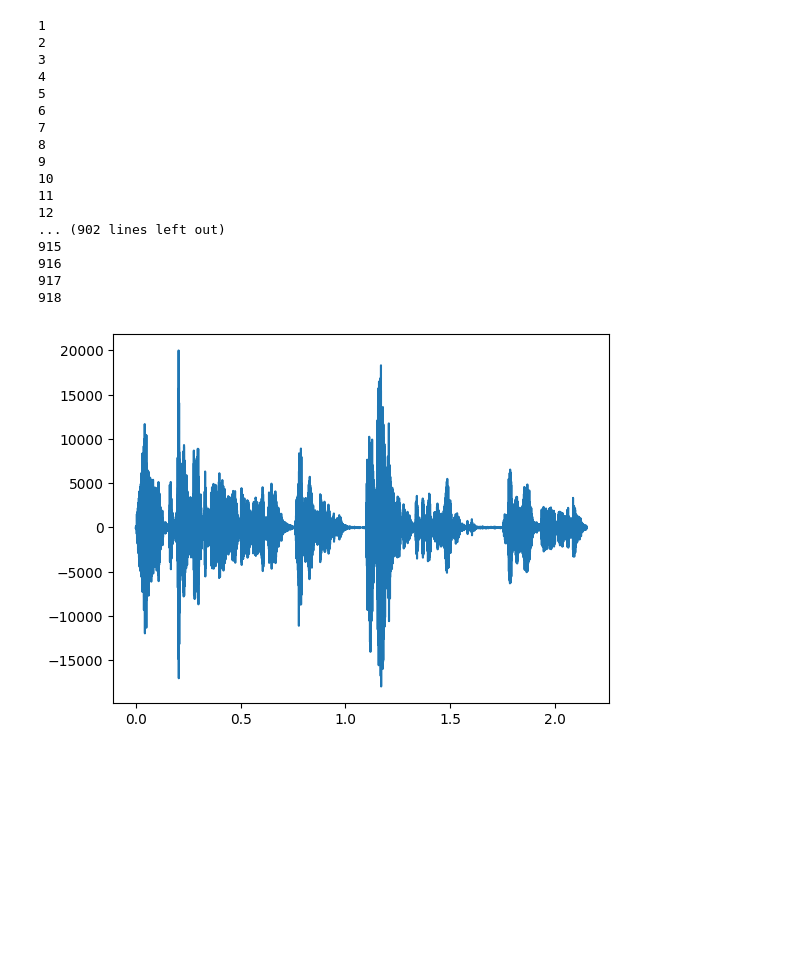
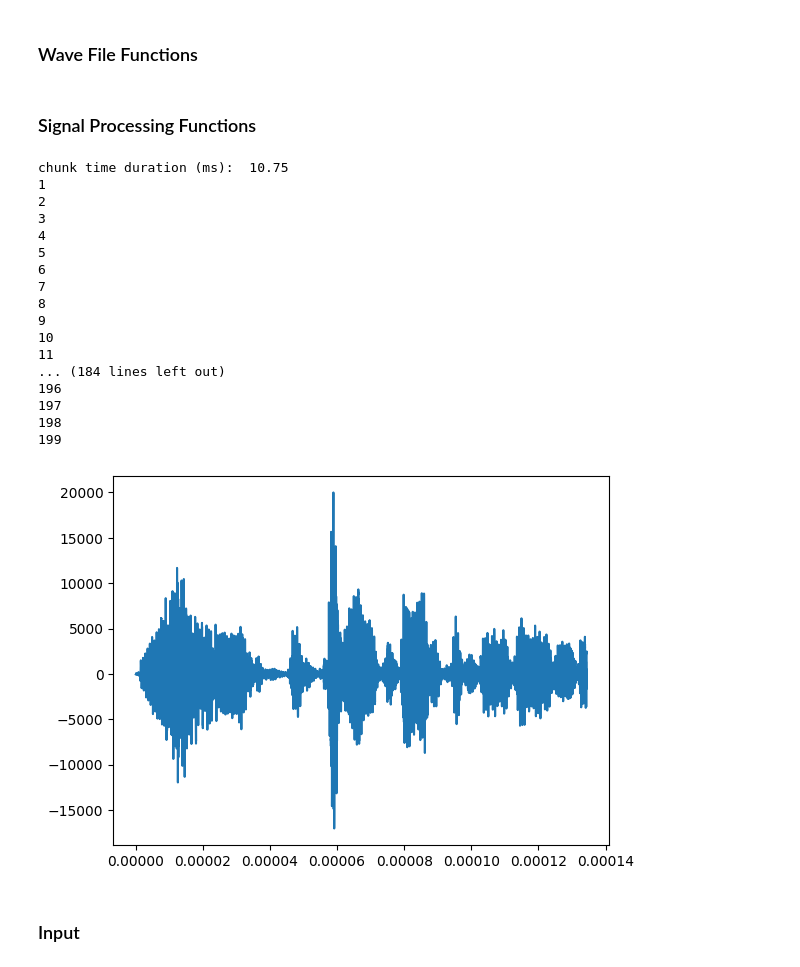
Before and after one commit to LavanSumanan/252DSPProject, a Jupyter notebook: PartB.ipynb, the cells around one changed output. Drawn from its saved outputs; the diff is of its cells as text; code cells hidden in the pictures; blank space fills up the shorter version.

Commit message:
add markdown + improve chunking testing

```diff
--- a/PartB.ipynb
+++ b/PartB.ipynb
@@ -1,19 +0,0 @@
-# %%
-from scipy import signal, fftpack
-from scipy.io import wavfile
-import numpy as np
-import matplotlib.pyplot as plt
-
-original_fs, original_data = wavfile.read('rawaudio.wav') #loads the file and its sampling frequency
-
-FS = 16000
-NUM_SAMPLES = round(len(original_data) * float(FS) / original_fs)
-
-data = signal.resample(original_data, NUM_SAMPLES)
-
-T_START = 0
-T_END = len(data) / FS
-time = np.linspace(T_START, T_END, NUM_SAMPLES)
-
-plt.plot(time, data)
-plt.show()
@@ -21,0 +20,2 @@ plt.show()
+# %% [markdown]
+### Wave File Functions
@@ -21,0 +28,2 @@ plt.show()
+# %% [markdown]
+### Signal Processing Functions
@@ -22,13 +37,10 @@ plt.show()
 # %%
-def fft(array):  # run fft
-    N = len(array)
-    sig_fft = fftpack.fft(array)
-    sig_amp = 2 / N * np.abs(sig_fft)
-    sig_freq = np.abs(fftpack.fftfreq(N, 1 / FS))
-    return sig_freq, sig_amp
+## OLD CODE -- DON'T TOUCH ##
 
 NUM_CHUNKS = 918
-CHUNK_SIZE = T_END / NUM_CHUNKS # gives us 172 samples in each chunk
+CHUNK_TIME_DURATION = (len(data) / FS) / NUM_CHUNKS
+
+print('chunk time duration (ms): ', CHUNK_TIME_DURATION * 1000)
 
 chunk_array = np.split(data, NUM_CHUNKS)
 
@@ -42,8 +54,10 @@ output_signal = np.array([])
 
 counter = 1
 
+# TOTAL_OUTPUT_POWER = 0
+
 for chunk in chunk_array:
-    # if (counter == 200): break
+    if (counter == 200): break
     print(counter)
     counter += 1
 
@@ -54,58 +68,56 @@ for chunk in chunk_array:
         F_HIGH = START_FREQ + BW + freq_bin * BW
         sos_bandpass = signal.butter(ORDER, [F_LOW, F_HIGH], btype='bandpass', fs=FS, output='sos')
         filtered_bin_data = signal.sosfilt(sos_bandpass, chunk)
-        chunk_freq, chunk_amp = fft(filtered_bin_data)
-        RMS_list.append(np.sqrt(np.mean(chunk_amp ** 2)))
+        RMS_list.append(np.sqrt(np.mean(filtered_bin_data ** 2)))
 
     RMS_raw = np.array(RMS_list)
     RMS_filtered = []
 
-    chunk_time_duration = int(FS*CHUNK_SIZE)
-    current_signal = np.zeros(chunk_time_duration)
+    NUM_SAMPLES_PER_CHUNK = int(FS*CHUNK_TIME_DURATION)
+    current_signal = np.zeros(NUM_SAMPLES_PER_CHUNK)
 
     for i in range(0,NUM_FREQ_BINS):
         if RMS_raw[i] > THRESHOLD_POWER:
             RMS_filtered.append(RMS_raw[i])
 
-            chunk_time_start_output = i * CHUNK_SIZE
-            chunk_time_end_output = chunk_time_start_output + CHUNK_SIZE
+            chunk_time_start_output = i * CHUNK_TIME_DURATION
+            chunk_time_end_output = chunk_time_start_output + CHUNK_TIME_DURATION
             f_c = START_FREQ + BW/2 + i * BW
 
-            chunk_time = np.linspace(2*np.pi*f_c*chunk_time_start_output, 2*np.pi*f_c*chunk_time_end_output, chunk_time_duration)
+            chunk_time = np.linspace(2*np.pi*f_c*chunk_time_start_output, 2*np.pi*f_c*chunk_time_end_output, NUM_SAMPLES_PER_CHUNK)
 
             current_signal = np.add(current_signal, RMS_raw[i] * np.sin(chunk_time))
 
         else: RMS_filtered.append(0)
 
     output_signal = np.append(output_signal, current_signal)
 
-MAX_AMP = 20000
-
 output_for_wave = MAX_AMP*output_signal / np.max(output_signal) # new maximum is now 255
 
-x = np.linspace(0, 200*CHUNK_SIZE, len(output_for_wave))
+x = np.linspace(0, len(output_for_wave) / FS, len(output_for_wave))
+
 plt.plot(x, output_for_wave)
 plt.show()
 
 dataout = np.asarray(output_for_wave, dtype=np.int16) # to integer type 16
 
 wavfile.write('robot.wav',FS,dataout)
 # %% [output]
+chunk time duration (ms):  10.75
 1
 2
 3
 4
 5
 6
 7
 8
 9
 10
 11
-12
-... (902 lines left out)
-915
-916
-917
-918
+... (184 lines left out)
+196
+197
+198
+199
-[figure, old version]
+[figure, new version]
@@ -111,0 +126,2 @@ wavfile.write('robot.wav',FS,dataout)
+# %% [markdown]
+### Input
```
Also changed, not shown: parts of 17 cells of this notebook.
